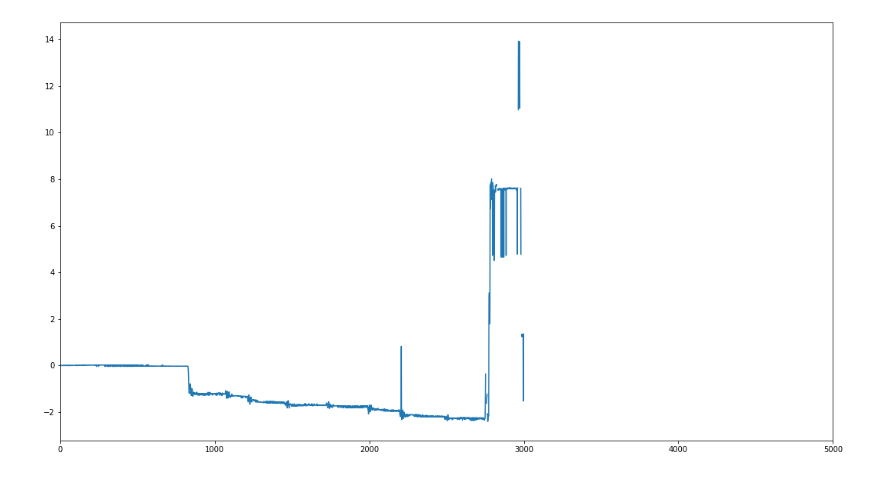
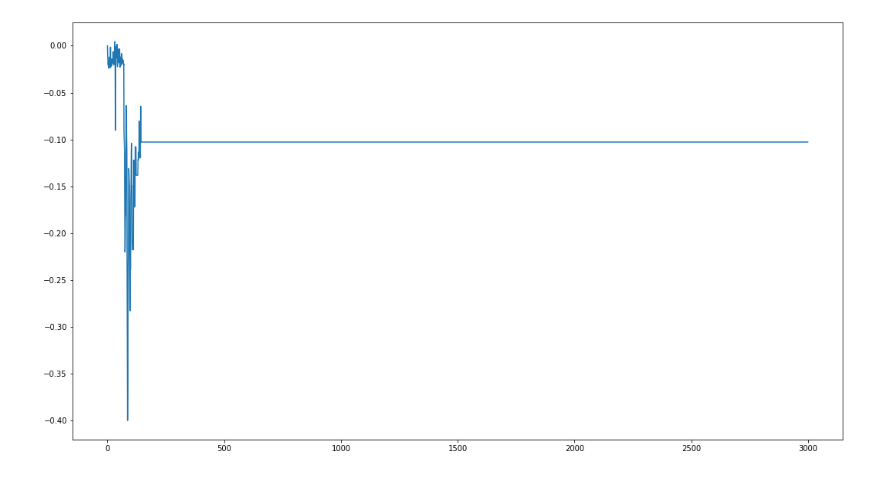
Before and after one commit to katarzyna-kupczyk/Effects-of-Methionine-on-the-OMR-in-Zebrafish-Larvae, a Jupyter notebook: notebooks/Analysis_E2_AM.ipynb, the cells around one changed output. Saved outputs shown, nothing was run; the diff lists cells and outputs as text; code cells hidden in the pictures.

```diff
--- a/notebooks/Analysis_E2_AM.ipynb
+++ b/notebooks/Analysis_E2_AM.ipynb
@@ -207,9 +152,8 @@ for flow in ['R','L']:
 # make the change in cumulative angle 0
 # %%
 fig, ax = plt.subplots(1,1,figsize=(18,10))
-plt.plot(Le7C_3[:,4])
-plt.xlim(0,5000)
+plt.plot(Re13C_70[:,4])
 plt.show()
 # %% [output]
-[figure, old version]
+[figure, new version]
 # %%
```
Also changed, not shown: parts of 16 cells of this notebook, 6 other files.
